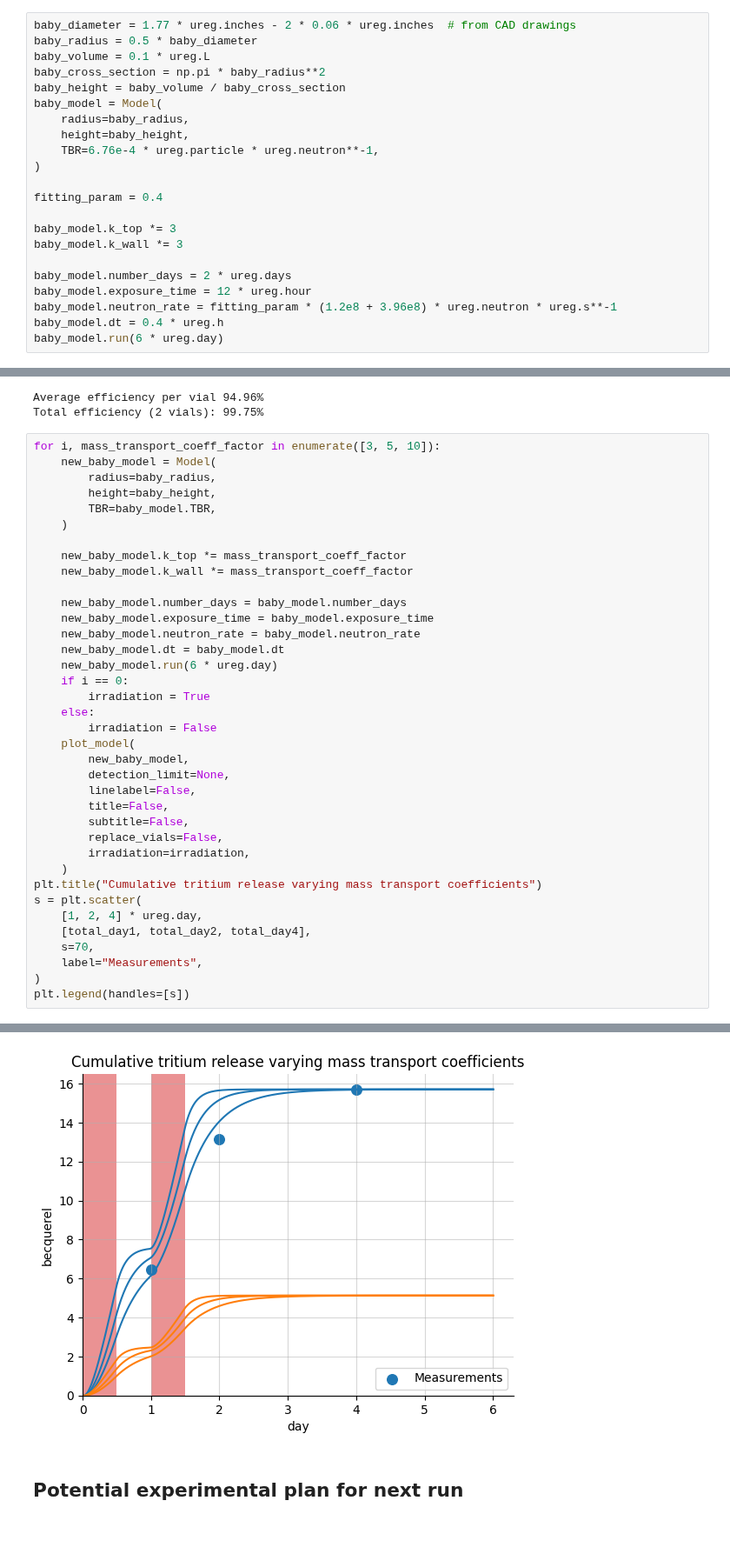
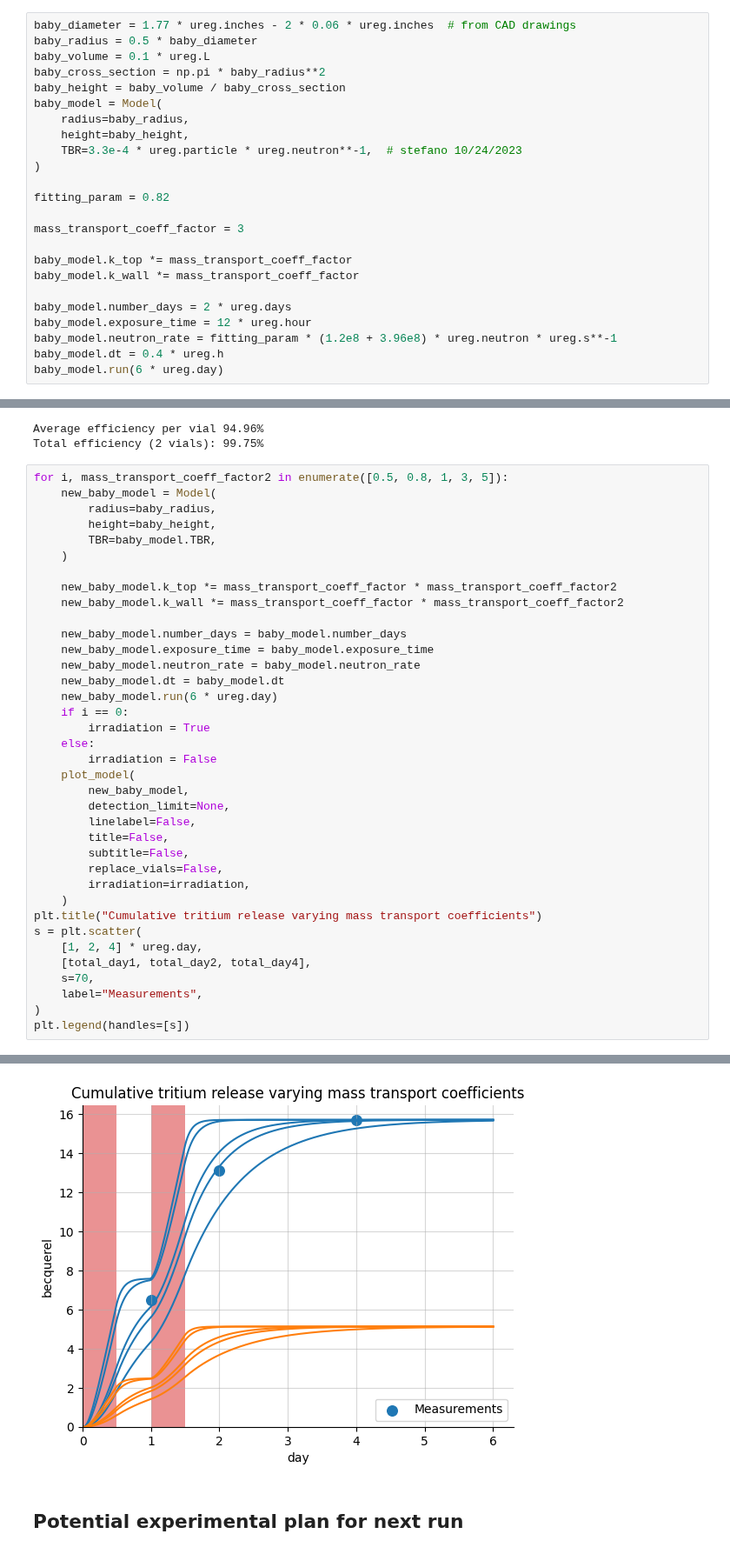
Before and after one commit to LIBRA-project/BABY-100-mL-runs, a Jupyter notebook: baby_run_3.ipynb, the cells around one changed output, grey strips where cells are left out. Shown at 87% size. Cells and saved outputs as stored; diff of their text form.

```diff
--- a/baby_run_3.ipynb
+++ b/baby_run_3.ipynb
@@ -50,13 +50,15 @@ baby_height = baby_volume / baby_cross_section
 baby_model = Model(
     radius=baby_radius,
     height=baby_height,
-    TBR=6.76e-4 * ureg.particle * ureg.neutron**-1,
+    TBR=3.3e-4 * ureg.particle * ureg.neutron**-1,  # stefano 10/24/2023
 )
 
-fitting_param = 0.4
+fitting_param = 0.82
 
-baby_model.k_top *= 3
-baby_model.k_wall *= 3
+mass_transport_coeff_factor = 3
+
+baby_model.k_top *= mass_transport_coeff_factor
+baby_model.k_wall *= mass_transport_coeff_factor
 
 baby_model.number_days = 2 * ureg.days
 baby_model.exposure_time = 12 * ureg.hour
@@ -438,15 +440,15 @@ print(f"Total efficiency ({nb_vials} vials): {total_eff:.2%}")
 Average efficiency per vial 94.96%
 Total efficiency (2 vials): 99.75%
 # %%
-for i, mass_transport_coeff_factor in enumerate([3, 5, 10]):
+for i, mass_transport_coeff_factor2 in enumerate([0.5, 0.8, 1, 3, 5]):
     new_baby_model = Model(
         radius=baby_radius,
         height=baby_height,
         TBR=baby_model.TBR,
     )
 
-    new_baby_model.k_top *= mass_transport_coeff_factor
-    new_baby_model.k_wall *= mass_transport_coeff_factor
+    new_baby_model.k_top *= mass_transport_coeff_factor * mass_transport_coeff_factor2
+    new_baby_model.k_wall *= mass_transport_coeff_factor * mass_transport_coeff_factor2
 
     new_baby_model.number_days = baby_model.number_days
     new_baby_model.exposure_time = baby_model.exposure_time
@@ -479,4 +482,4 @@ plt.legend(handles=[s])
-[figure, old version]
+[figure, new version]
 # %% [markdown]
 ## Potential experimental plan for next run
 # %%
```
Also changed, not shown: parts of 2 cells of this notebook.
